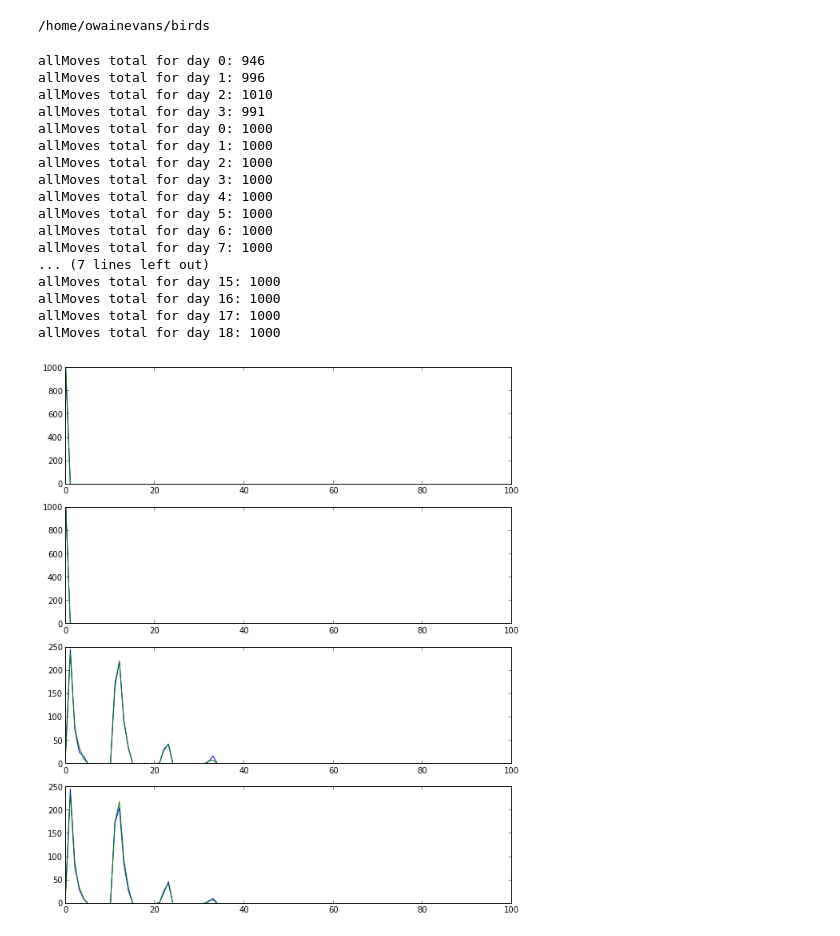
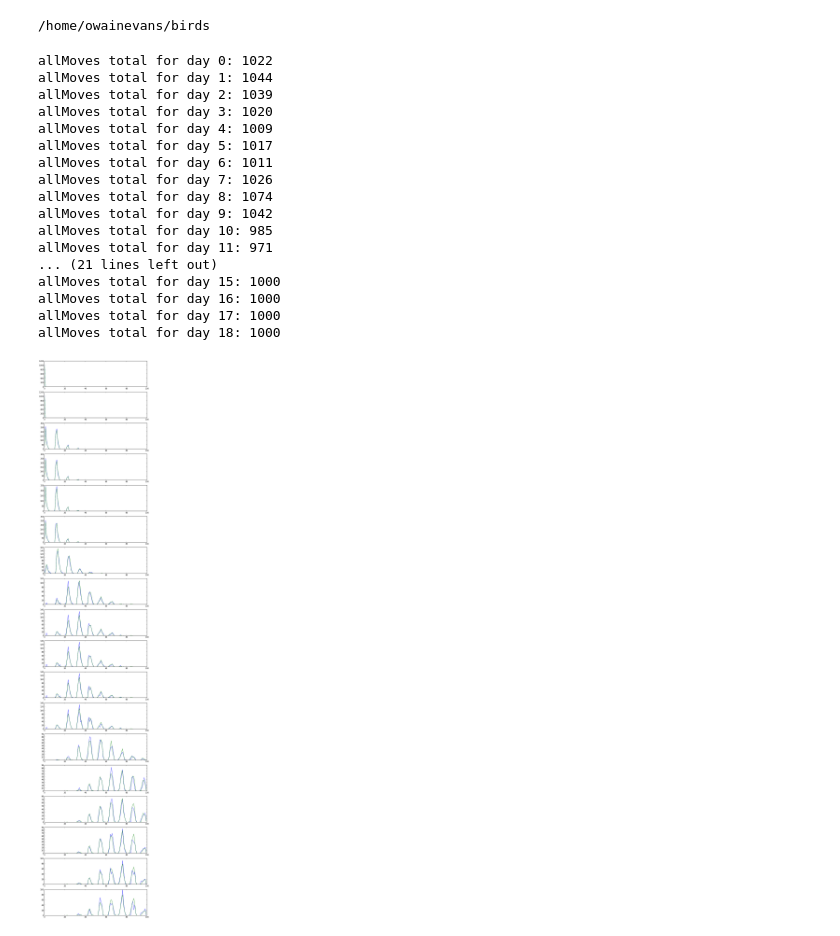
Before and after one commit to owainevans/birds, a Jupyter notebook: getMoves.ipynb, the cells around one changed output. Saved outputs shown, nothing was run; the diff lists cells and outputs as text; code cells hidden in the pictures.

```diff
--- a/getMoves.ipynb
+++ b/getMoves.ipynb
@@ -5,27 +5,28 @@ cd ~/birds
 # %%
 %run plotMoves.py
 # %%
-path = 'getMoves_182/'
+path = 'getMoves_8043/'
+# 1000 transitions and 1 iteration
 allMoves,allMovesGround,fig = plotMoves(path)
 # %% [output]
-allMoves total for day 0: 946
-allMoves total for day 1: 996
-allMoves total for day 2: 1010
-allMoves total for day 3: 991
-allMoves total for day 0: 1000
-allMoves total for day 1: 1000
-allMoves total for day 2: 1000
-allMoves total for day 3: 1000
-allMoves total for day 4: 1000
-allMoves total for day 5: 1000
-allMoves total for day 6: 1000
-allMoves total for day 7: 1000
-... (7 lines left out)
+allMoves total for day 0: 1022
+allMoves total for day 1: 1044
+allMoves total for day 2: 1039
+allMoves total for day 3: 1020
+allMoves total for day 4: 1009
+allMoves total for day 5: 1017
+allMoves total for day 6: 1011
+allMoves total for day 7: 1026
+allMoves total for day 8: 1074
+allMoves total for day 9: 1042
+allMoves total for day 10: 985
+allMoves total for day 11: 971
+... (21 lines left out)
 allMoves total for day 15: 1000
 allMoves total for day 16: 1000
 allMoves total for day 17: 1000
 allMoves total for day 18: 1000
-[figure, old version]
+[figure, new version]
 # %%
 no_days=19
 #fig,ax = plt.subplots(no_days,1,figsize=(10,3*no_days) )
```
Also changed, not shown: parts of 1 cell of this notebook, 1 other file.
